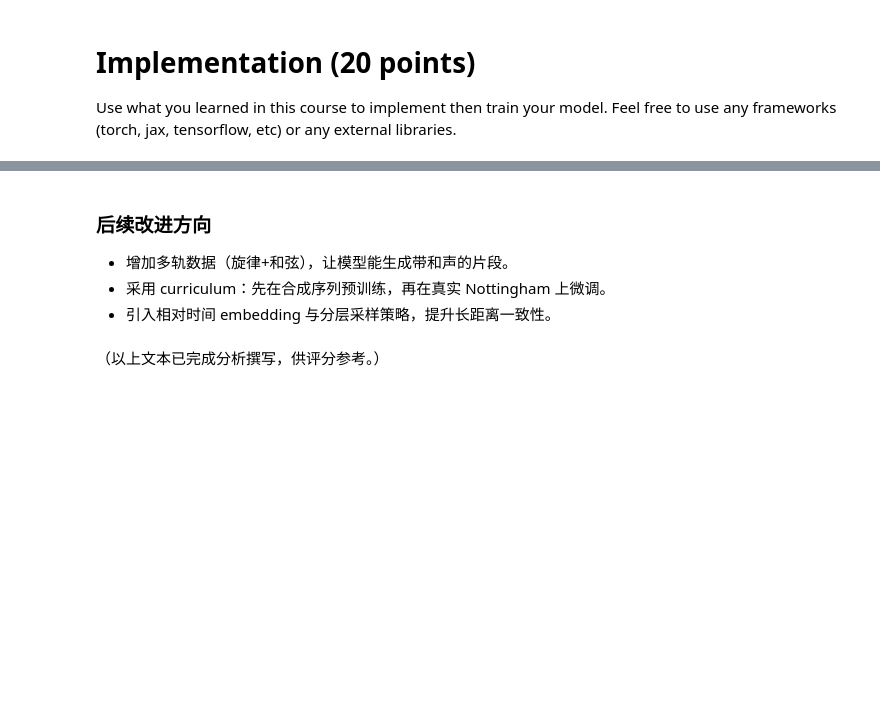
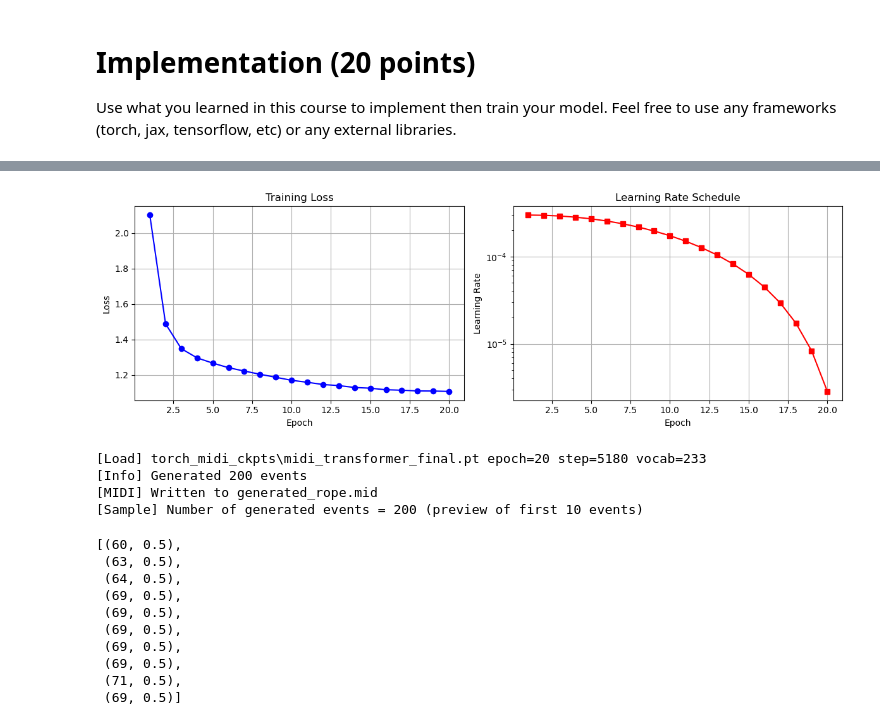
Before and after one commit to zkb2001/midi-generator, a Jupyter notebook: asg6_hw.ipynb, the cells around one changed output, grey strips where cells are left out. Drawn from its saved outputs; the diff is of its cells as text; code cells hidden in the pictures; blank space fills up the shorter version.

```diff
--- a/asg6_hw.ipynb
+++ b/asg6_hw.ipynb
@@ -254,7 +254,7 @@ def create_dataloader(
     return DataLoader(dataset, batch_size=batch_size, shuffle=True, num_workers=num_workers, pin_memory=True)
 # %%
 class MidiTransformer(nn.Module):
-    """基于自定义RoPE注意力的Transformer语言模型"""
+    """Transformer language model based on custom RoPE attention."""
 
     def __init__(
         self,
@@ -459,5 +500,5 @@ TrainConfig(midi_dir='D:\\um study\\DL\\AA_big_project\\nottingham-dataset-maste
 # %%
-# ==== 推理与交互生成（融合 test_torch_midi_model.py / custom 版） ====
+# ==== Inference and interactive generation (merged from test_torch_midi_model.py / custom version) ====
 DEFAULT_GEN_CONFIG = {
     "ckpt_path": os.path.join("torch_midi_ckpts", "midi_transformer_final.pt"),
     "output_midi": "generated_rope.mid",
@@ -557,7 +598,7 @@ def prepare_seed_sequence(
     dur_idx = max(int(round(duration / time_resolution)), 0)
     dur_token = vocab.get(f"dur_{dur_idx}")
     if note_token is None or dur_token is None:
-        raise ValueError("输入的音高/时长不在词表中")
+        raise ValueError("The requested pitch/duration is not in the vocabulary")
     return [vocab["<sos>"], note_token, dur_token]
 
 
@@ -637,7 +678,7 @@ def generate_midi(
     custom_seed: Optional[Tuple[int, float]] = None,
 ):
     if not os.path.exists(ckpt_path):
-        raise FileNotFoundError(f"未找到 checkpoint: {ckpt_path}")
+        raise FileNotFoundError(f"Checkpoint not found: {ckpt_path}")
     model, vocab, id_to_token, time_resolution, device = load_trained_model(ckpt_path, max_len=max_len)
     if custom_seed:
         seed_tokens = prepare_seed_sequence(vocab, custom_seed[0], custom_seed[1], time_resolution)
@@ -664,9 +705,9 @@ def generate_midi(
             max_len=max_len,
         )
     events = tokens_to_events(tokens, id_to_token, time_resolution)
-    print(f"[Info] 生成 {len(events)} 个事件")
+    print(f"[Info] Generated {len(events)} events")
     if not events:
-        raise RuntimeError("未生成有效事件，请调整参数")
+        raise RuntimeError("No valid events were generated; please adjust the parameters")
     events_to_midi(events, output_midi)
     return events
 # %%
@@ -904,16 +909,51 @@ Markdown(analysis_md)
-# %%
-future_md = """
-### 后续改进方向
-- 增加多轨数据（旋律+和弦），让模型能生成带和声的片段。
-- 采用 curriculum：先在合成序列预训练，再在真实 Nottingham 上微调。
-- 引入相对时间 embedding 与分层采样策略，提升长距离一致性。
-"""
-Markdown(future_md)
-# %% [output]
-
-### 后续改进方向
-- 增加多轨数据（旋律+和弦），让模型能生成带和声的片段。
-- 采用 curriculum：先在合成序列预训练，再在真实 Nottingham 上微调。
-- 引入相对时间 embedding 与分层采样策略，提升长距离一致性。
-# %% [markdown]
-（以上文本已完成分析撰写，供评分参考。）
+# %%
+# ==== Training curve visualization + MIDI sampling ====
+import matplotlib.pyplot as plt
+
+if not history_df.empty:
+    # Plot loss curve and learning-rate curve
+    fig, (ax1, ax2) = plt.subplots(1, 2, figsize=(12, 4))
+
+    # Loss curve
+    ax1.plot(history_df["epoch"], history_df["loss"], marker="o", color="blue")
+    ax1.set_title("Training Loss")
+    ax1.set_xlabel("Epoch")
+    ax1.set_ylabel("Loss")
+    ax1.grid(True)
+
+    # Learning-rate curve (if available)
+    if "lr" in history_df.columns:
+        ax2.plot(history_df["epoch"], history_df["lr"], marker="s", color="red")
+        ax2.set_title("Learning Rate Schedule")
+        ax2.set_xlabel("Epoch")
+        ax2.set_ylabel("Learning Rate")
+        ax2.set_yscale("log")  # Use log scale to better visualize LR changes
+        ax2.grid(True)
+    else:
+        ax2.text(0.5, 0.5, "No learning-rate data", ha="center", va="center", transform=ax2.transAxes)
+        ax2.set_title("Learning Rate Schedule")
+
+    plt.tight_layout()
+    plt.show()
+else:
+    print("[Warn] No training history to plot")
+
+generated_events = generate_midi(custom_seed=(60, 0.5))
+print(f"[Sample] Number of generated events = {len(generated_events)} (preview of first 10 events)")
+generated_events[:10]
+# %% [output]
+[figure, added]
+[Load] torch_midi_ckpts\midi_transformer_final.pt epoch=20 step=5180 vocab=233
+[Info] Generated 200 events
+[MIDI] Written to generated_rope.mid
+[Sample] Number of generated events = 200 (preview of first 10 events)
+[(60, 0.5),
+ (63, 0.5),
+ (64, 0.5),
+ (69, 0.5),
+ (69, 0.5),
+ (69, 0.5),
+ (69, 0.5),
+ (69, 0.5),
+ (71, 0.5),
+ (69, 0.5)]
```
Also changed, not shown: parts of 17 cells of this notebook, 1 other file.
